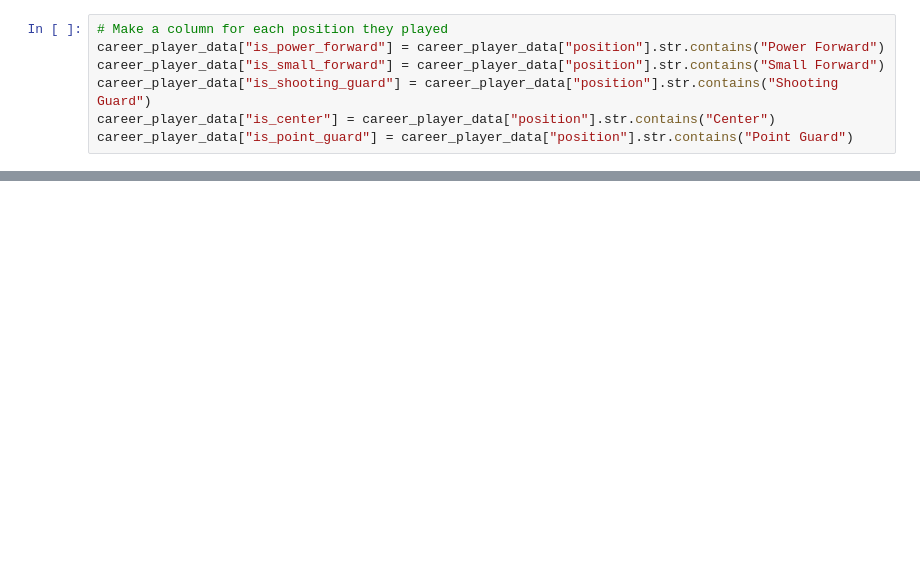
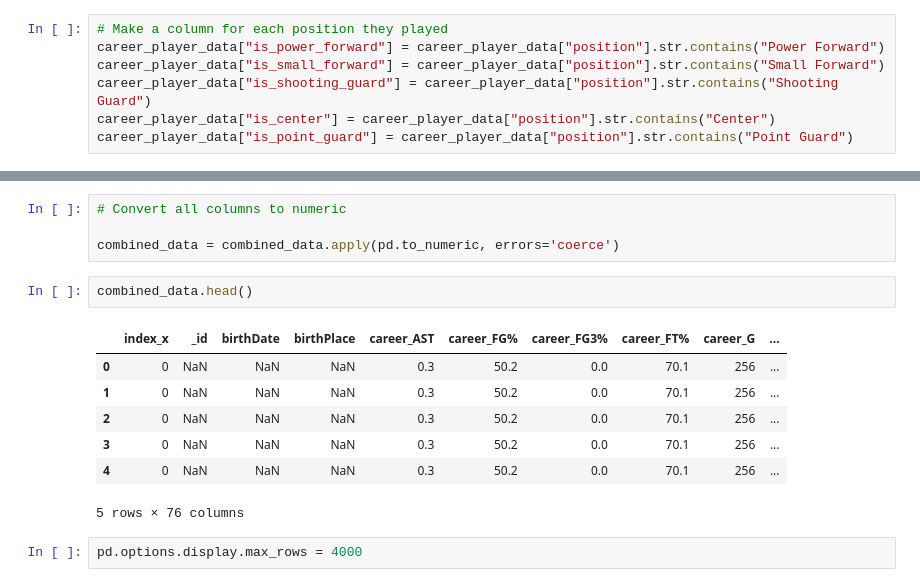
Before and after one commit to AndrewH06/nba-salary, a Jupyter notebook: andrew.ipynb, the cells around one changed output, grey strips where cells are left out. Drawn from its saved outputs; the diff is of its cells as text; blank space fills up the shorter version.

```diff
--- a/andrew.ipynb
+++ b/andrew.ipynb
@@ -237,0 +199,16 @@ Name: salary, dtype: float64
+# %%
+# Convert all columns to numeric
+
+combined_data = combined_data.apply(pd.to_numeric, errors='coerce')
+# %%
+combined_data.head()
+# %% [output]
+|  | index_x | _id | birthDate | birthPlace | career_AST | career_FG% | career_FG3% | career_FT% | career_G | ... |
+| 0 | 0 | NaN | NaN | NaN | 0.3 | 50.2 | 0.0 | 70.1 | 256 | ... |
+| 1 | 0 | NaN | NaN | NaN | 0.3 | 50.2 | 0.0 | 70.1 | 256 | ... |
+| 2 | 0 | NaN | NaN | NaN | 0.3 | 50.2 | 0.0 | 70.1 | 256 | ... |
+| 3 | 0 | NaN | NaN | NaN | 0.3 | 50.2 | 0.0 | 70.1 | 256 | ... |
+| 4 | 0 | NaN | NaN | NaN | 0.3 | 50.2 | 0.0 | 70.1 | 256 | ... |
+5 rows × 76 columns
+# %%
+pd.options.display.max_rows = 4000
```
Also changed, not shown: parts of 38 cells of this notebook.
